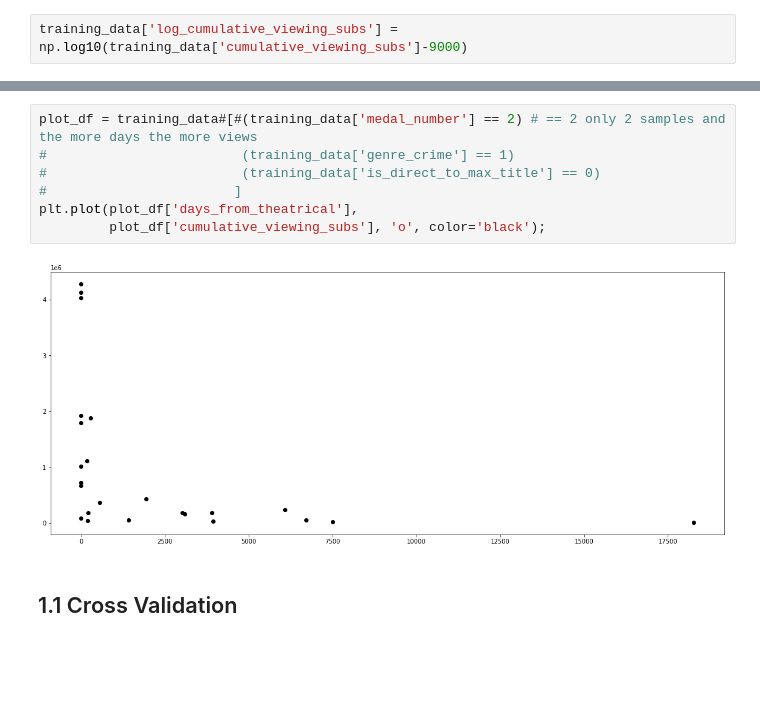
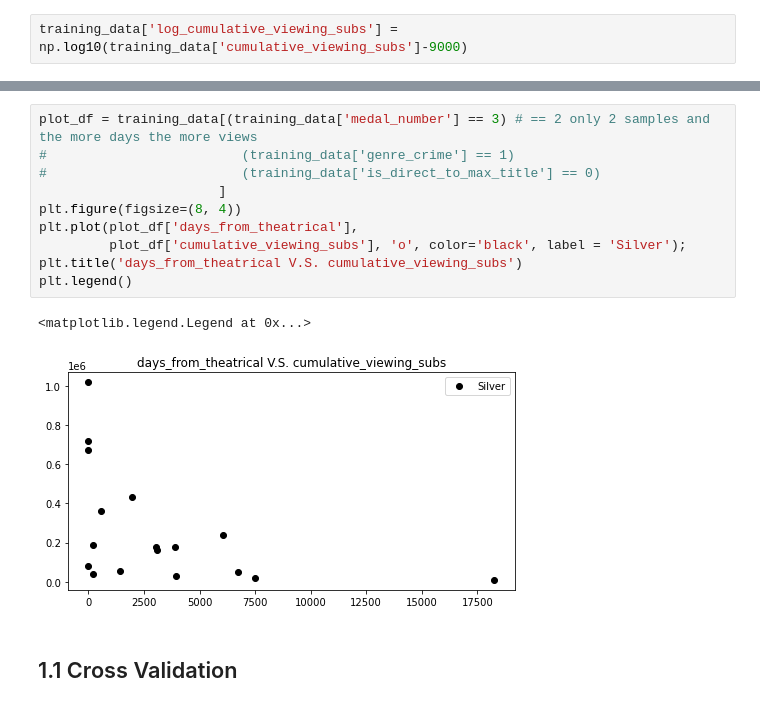
Before and after one commit to jenilu-hbo/jupyter-notebooks, a Jupyter notebook: Scheduling/2.1 Low Budget Movie Windowing Model V1.ipynb, the cells around one changed output, grey strips where cells are left out. Saved outputs shown, nothing was run; the diff lists cells and outputs as text; blank space fills up the shorter version.

```diff
--- a/Scheduling/2.1 Low Budget Movie Windowing Model V1.ipynb
+++ b/Scheduling/2.1 Low Budget Movie Windowing Model V1.ipynb
@@ -70,12 +59,16 @@ training_data[training_data['medal_number']==2][META_COLS+FEATURE_COLS+TARGET_CO
 # %%
-plot_df = training_data#[#(training_data['medal_number'] == 2) # == 2 only 2 samples and the more days the more views
+plot_df = training_data[(training_data['medal_number'] == 3) # == 2 only 2 samples and the more days the more views
 #                         (training_data['genre_crime'] == 1)
 #                         (training_data['is_direct_to_max_title'] == 0)
-#                        ]
+                       ]
+plt.figure(figsize=(8, 4))
 plt.plot(plot_df['days_from_theatrical'],
-         plot_df['cumulative_viewing_subs'], 'o', color='black');
+         plot_df['cumulative_viewing_subs'], 'o', color='black', label = 'Silver');
+plt.title('days_from_theatrical V.S. cumulative_viewing_subs')
+plt.legend()
 # %% [output]
+<matplotlib.legend.Legend at 0x...>
-[figure, old version]
+[figure, new version]
 # %% [markdown]
 ## 1.1 Cross Validation
 # %%
```
Also changed, not shown: parts of 79 cells of this notebook, 3 other files.
